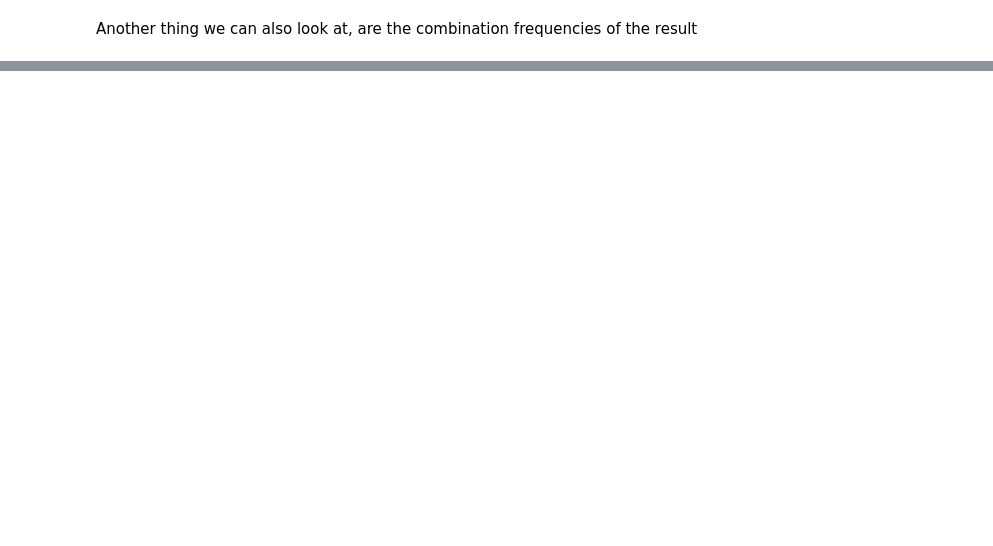
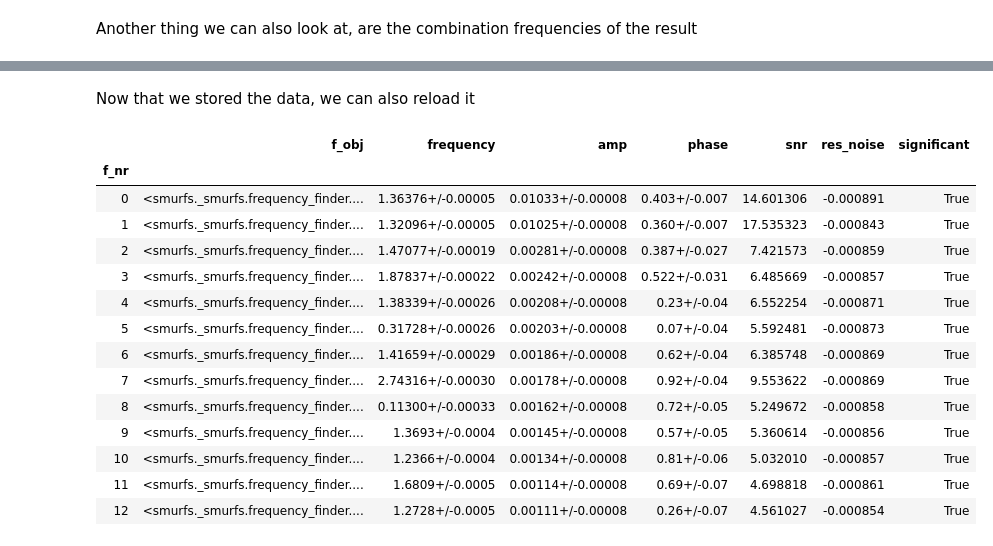
Before and after one commit to MarcoMuellner/SMURFS, a Jupyter notebook: notebook_examples/Example_1_TESS.ipynb, the cells around one changed output, grey strips where cells are left out. Saved outputs shown, nothing was run; the diff lists cells and outputs as text; code cells hidden in the pictures; blank space fills up the shorter version.

```diff
--- a/notebook_examples/Example_1_TESS.ipynb
+++ b/notebook_examples/Example_1_TESS.ipynb
@@ -49,0 +148,22 @@ s.combinations
+# %% [markdown]
+Now that we stored the data, we can also reload it
+# %%
+s_loaded = Smurfs.from_path("Gamma_Doradus")
+# %%
+s_loaded.result
+# %% [output]
+|  | f_obj | frequency | amp | phase | snr | res_noise | significant |
+| f_nr |  |  |  |  |  |  |  |
+| 0 | <smurfs._smurfs.frequency_finder.... | 1.36376+/-0.00005 | 0.01033+/-0.00008 | 0.403+/-0.007 | 14.601306 | -0.000891 | True |
+| 1 | <smurfs._smurfs.frequency_finder.... | 1.32096+/-0.00005 | 0.01025+/-0.00008 | 0.360+/-0.007 | 17.535323 | -0.000843 | True |
+| 2 | <smurfs._smurfs.frequency_finder.... | 1.47077+/-0.00019 | 0.00281+/-0.00008 | 0.387+/-0.027 | 7.421573 | -0.000859 | True |
+| 3 | <smurfs._smurfs.frequency_finder.... | 1.87837+/-0.00022 | 0.00242+/-0.00008 | 0.522+/-0.031 | 6.485669 | -0.000857 | True |
+| 4 | <smurfs._smurfs.frequency_finder.... | 1.38339+/-0.00026 | 0.00208+/-0.00008 | 0.23+/-0.04 | 6.552254 | -0.000871 | True |
+| 5 | <smurfs._smurfs.frequency_finder.... | 0.31728+/-0.00026 | 0.00203+/-0.00008 | 0.07+/-0.04 | 5.592481 | -0.000873 | True |
+| 6 | <smurfs._smurfs.frequency_finder.... | 1.41659+/-0.00029 | 0.00186+/-0.00008 | 0.62+/-0.04 | 6.385748 | -0.000869 | True |
+| 7 | <smurfs._smurfs.frequency_finder.... | 2.74316+/-0.00030 | 0.00178+/-0.00008 | 0.92+/-0.04 | 9.553622 | -0.000869 | True |
+| 8 | <smurfs._smurfs.frequency_finder.... | 0.11300+/-0.00033 | 0.00162+/-0.00008 | 0.72+/-0.05 | 5.249672 | -0.000858 | True |
+| 9 | <smurfs._smurfs.frequency_finder.... | 1.3693+/-0.0004 | 0.00145+/-0.00008 | 0.57+/-0.05 | 5.360614 | -0.000856 | True |
+| 10 | <smurfs._smurfs.frequency_finder.... | 1.2366+/-0.0004 | 0.00134+/-0.00008 | 0.81+/-0.06 | 5.032010 | -0.000857 | True |
+| 11 | <smurfs._smurfs.frequency_finder.... | 1.6809+/-0.0005 | 0.00114+/-0.00008 | 0.69+/-0.07 | 4.698818 | -0.000861 | True |
+| 12 | <smurfs._smurfs.frequency_finder.... | 1.2728+/-0.0005 | 0.00111+/-0.00008 | 0.26+/-0.07 | 4.561027 | -0.000854 | True |
```
Also changed, not shown: parts of 13 cells of this notebook, 14 other files.
